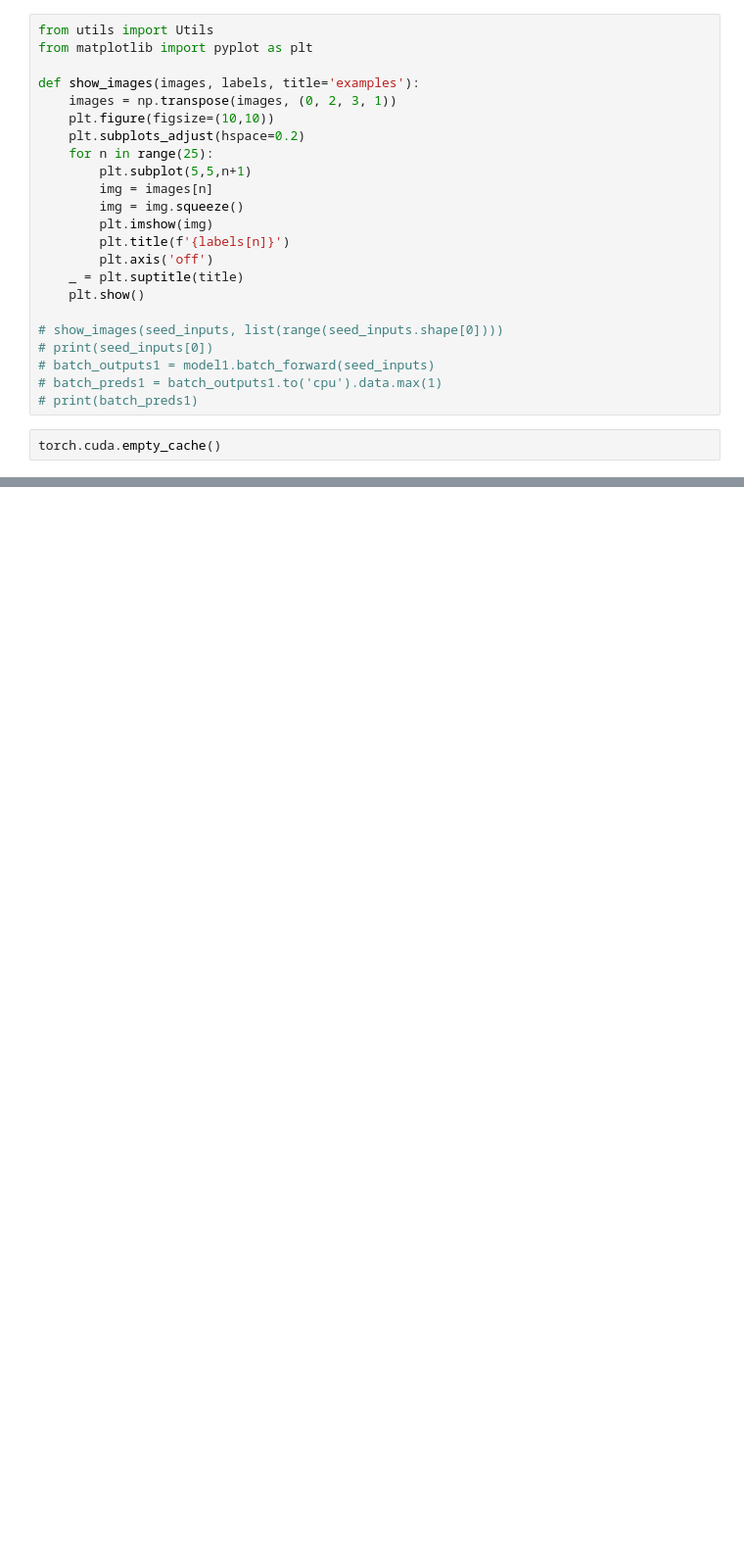
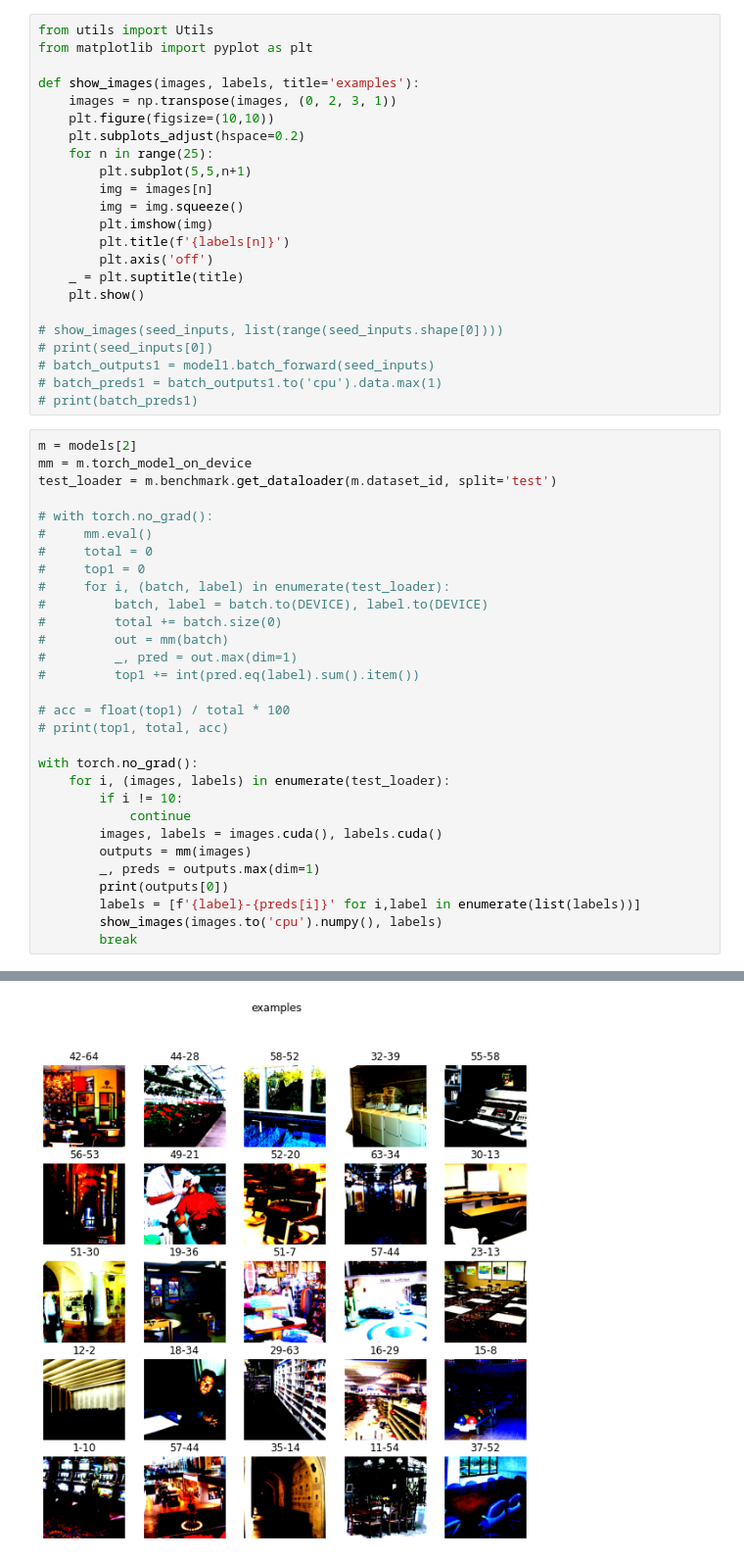
Before and after one commit to yuanchun-li/ModelDiff, a Jupyter notebook: test.ipynb, the cells around one changed output, grey strips where cells are left out. Shown at 98% size. Saved outputs shown, nothing was run; the diff lists cells and outputs as text; blank space fills up the shorter version.

```diff
--- a/test.ipynb
+++ b/test.ipynb
@@ -164,5 +172,34 @@ def show_images(images, labels, title='examples'):
 # batch_outputs1 = model1.batch_forward(seed_inputs)
 # batch_preds1 = batch_outputs1.to('cpu').data.max(1)
 # print(batch_preds1)
-# %%
-torch.cuda.empty_cache()
+# %%
+m = models[2]
+mm = m.torch_model_on_device
+test_loader = m.benchmark.get_dataloader(m.dataset_id, split='test')
+
+# with torch.no_grad():
+#     mm.eval()
+#     total = 0
+#     top1 = 0
+#     for i, (batch, label) in enumerate(test_loader):
+#         batch, label = batch.to(DEVICE), label.to(DEVICE)
+#         total += batch.size(0)
+#         out = mm(batch)
+#         _, pred = out.max(dim=1)
+#         top1 += int(pred.eq(label).sum().item())
+
+# acc = float(top1) / total * 100
+# print(top1, total, acc)
+
+with torch.no_grad():
+    for i, (images, labels) in enumerate(test_loader):
+        if i != 10:
+            continue
+        images, labels = images.cuda(), labels.cuda()
+        outputs = mm(images)
+        _, preds = outputs.max(dim=1)
+        print(outputs[0])
+        labels = [f'{label}-{preds[i]}' for i,label in enumerate(list(labels))]
+        show_images(images.to('cpu').numpy(), labels)
+        break
+# %% [output]
@@ -168,0 +240 @@ torch.cuda.empty_cache()
+[figure, added]
```
Also changed, not shown: parts of 5 cells of this notebook, 2 other files.
